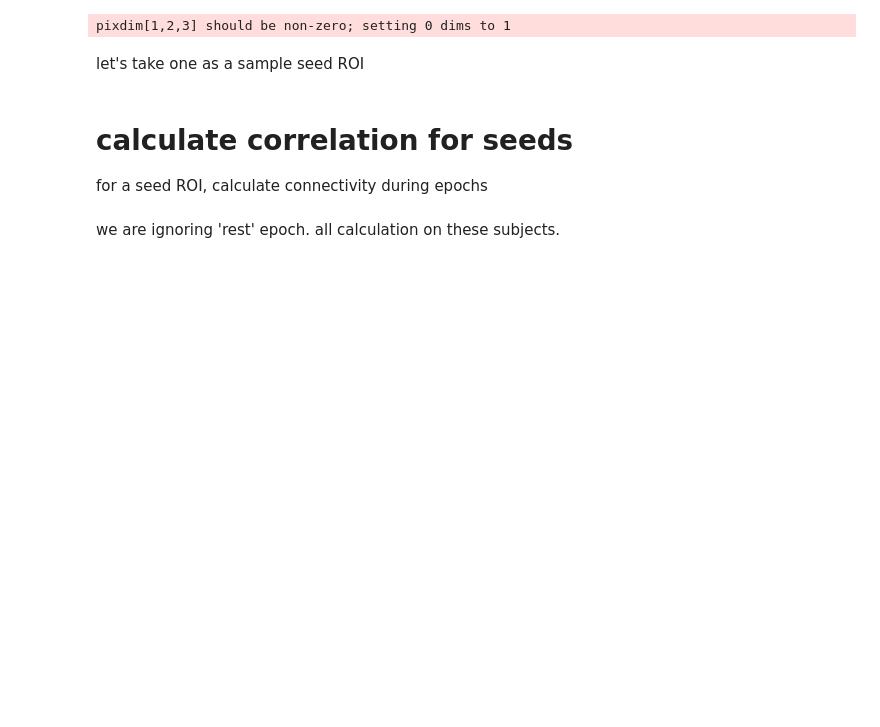
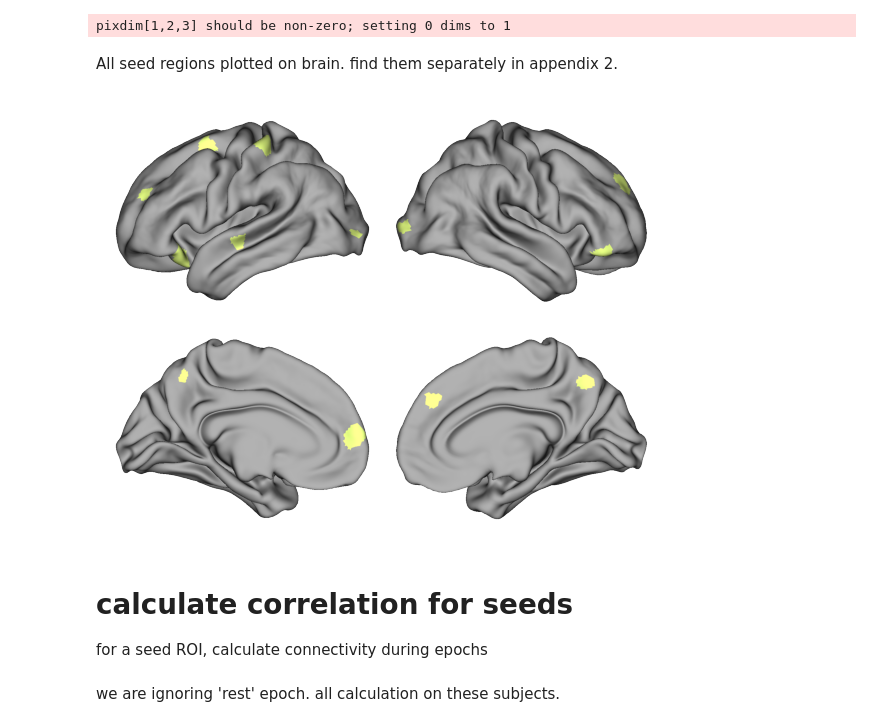
Before and after one commit to qniksefat/gradient-notebooks, a Jupyter notebook: large-manifold-nbs/4-seed.ipynb, the cells around one changed output. Drawn from its saved outputs; the diff is of its cells as text; code cells hidden in the pictures; blank space fills up the shorter version.

```diff
--- a/large-manifold-nbs/4-seed.ipynb
+++ b/large-manifold-nbs/4-seed.ipynb
@@ -39,5 +43,13 @@ seeds = ['7Networks_LH_Default_PFC_19', '7Networks_RH_Default_PFCdPFCm_14', '7Ne
-# %% [markdown]
-let's take one as a sample seed ROI
+# %% [markdown]
+All seed regions plotted on brain. find them separately in appendix 2.
+# %%
+data = pd.Series(region_names).isin(seeds)
+data = map_to_labels(data, vertices, mask=(vertices != 0))
+p = Plot(surf_lh=l_hemi, surf_rh=r_hemi, layout='grid', size=(900, 700))
+p.add_layer(data, cbar=False, cmap='Wistia')
+_ = p.build()
+# %% [output]
+[figure, added]
 # %% [markdown]
 # calculate correlation for seeds
 for a seed ROI, calculate connectivity during epochs
```
Also changed, not shown: parts of 16 cells of this notebook.
